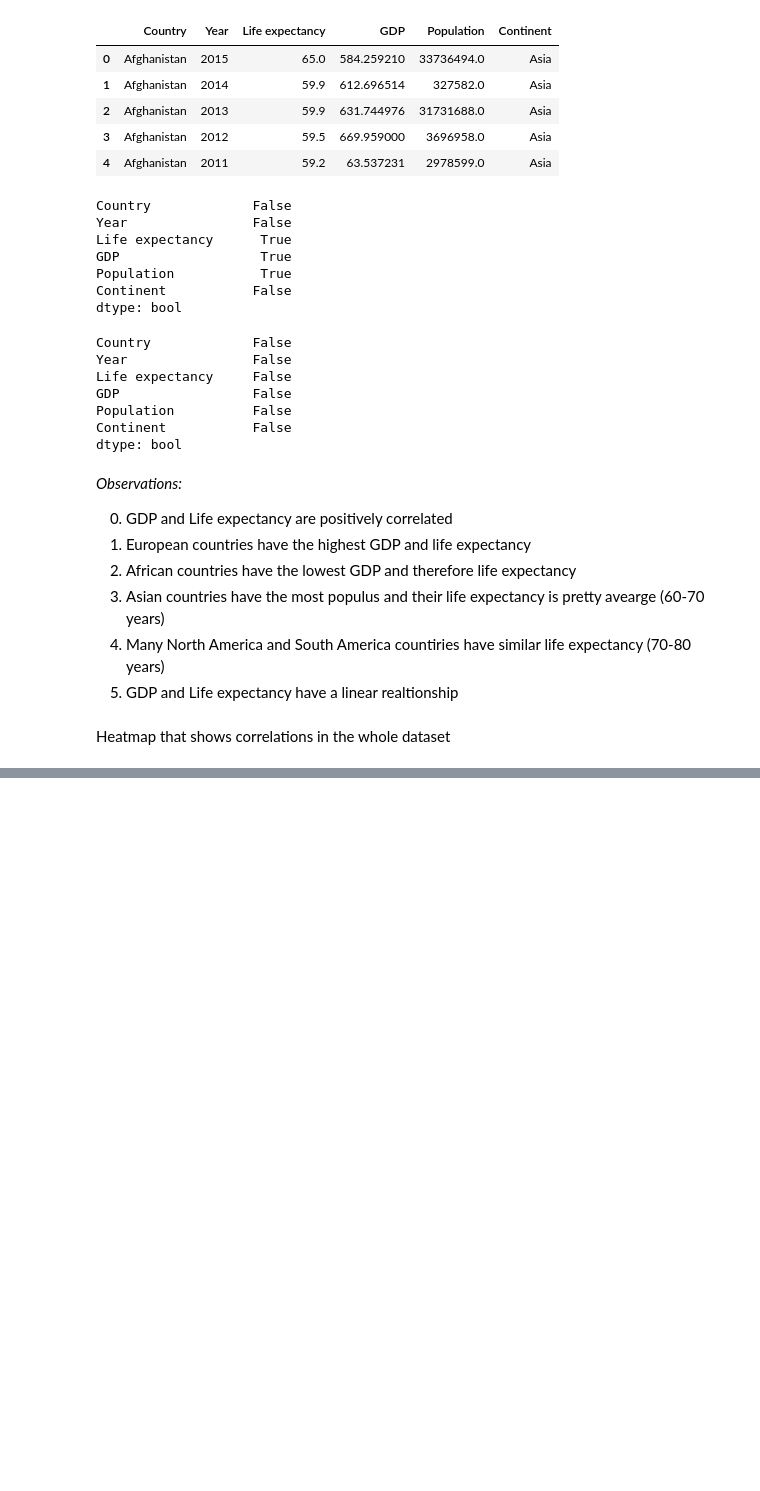
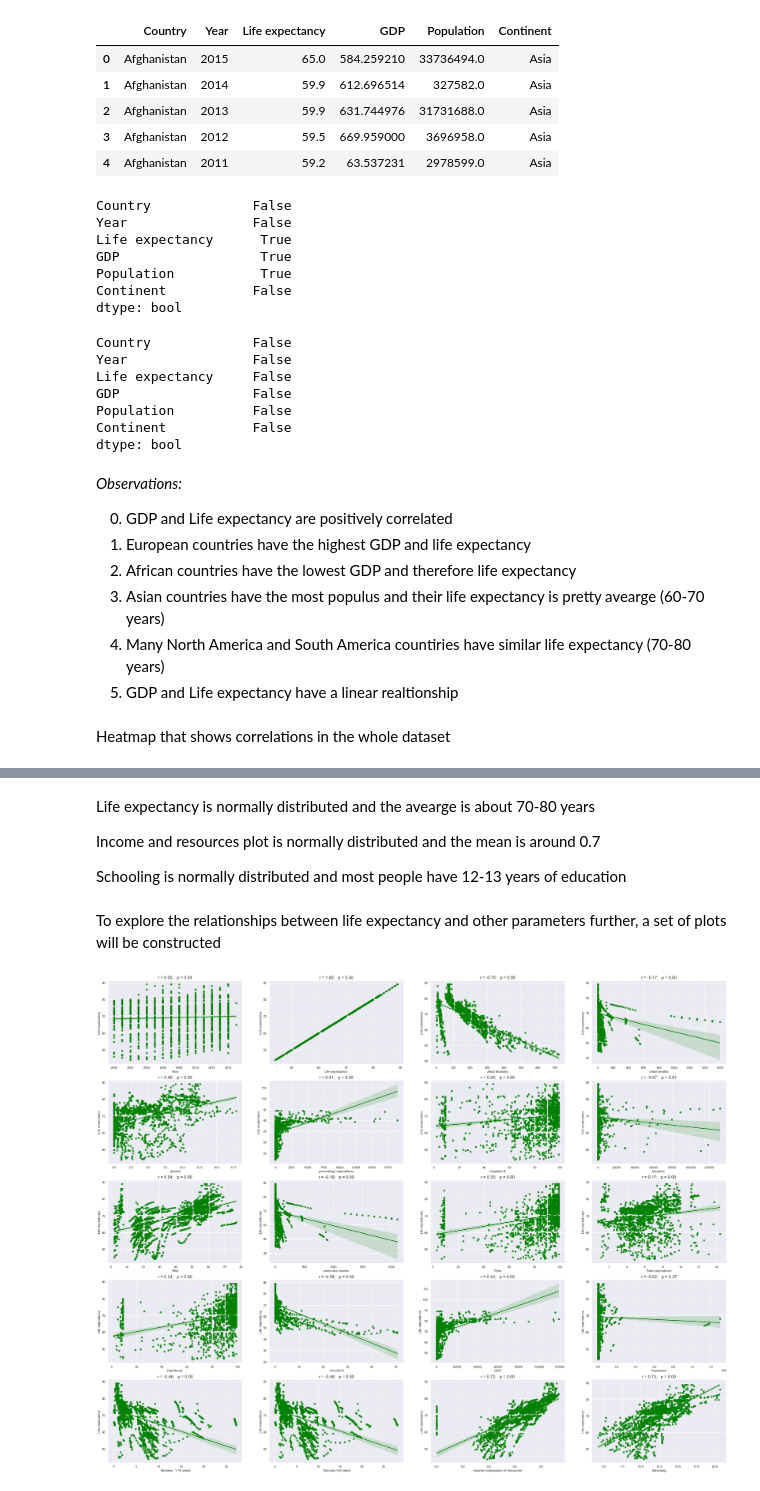
Before and after one commit to sersldmir/pet_exp_an, a Jupyter notebook: life_exp_an.ipynb, the cells around one changed output, grey strips where cells are left out. Saved outputs shown, nothing was run; the diff lists cells and outputs as text; code cells hidden in the pictures; blank space fills up the shorter version.

```diff
--- a/life_exp_an.ipynb
+++ b/life_exp_an.ipynb
@@ -177,0 +173,26 @@ _Observations:_
+# %% [markdown]
+Life expectancy is normally distributed and the avearge is about 70-80 years
+
+Income and resources plot is normally distributed and the mean is around 0.7
+
+Schooling is normally distributed and most people have 12-13 years of education
+# %% [markdown]
+To explore the relationships between life expectancy and other parameters further, a set of plots will be constructed
+# %%
+# preparing data and subplots
+vert_count=5
+hor_count=4
+fig, axs = plt.subplots(vert_count, hor_count, figsize=(vert_count*8, hor_count*8))
+x_param=list(life_exp_dataframe.dtypes[life_exp_dataframe.dtypes != 'object'].index)
+life_exp_dataframe.dropna(inplace=True)
+
+# drawing plots
+curr_x_par=0
+for a in axs.flat:
+    sns.regplot(x=life_exp_dataframe[x_param[curr_x_par]], y=life_exp_dataframe['Life expectancy '], color='green', ax=a)
+    pearson_and_p = stats.pearsonr(x=life_exp_dataframe[x_param[curr_x_par]], y=life_exp_dataframe['Life expectancy '])
+    sub_plot_title = f"r = {pearson_and_p[0]:.2f};   p = {pearson_and_p[1]:.2f}"
+    a.set_title(sub_plot_title, fontsize=15)
+    curr_x_par+=1
+# %% [output]
+[figure, added]
```
Also changed, not shown: parts of 27 cells of this notebook, 1 other file.
